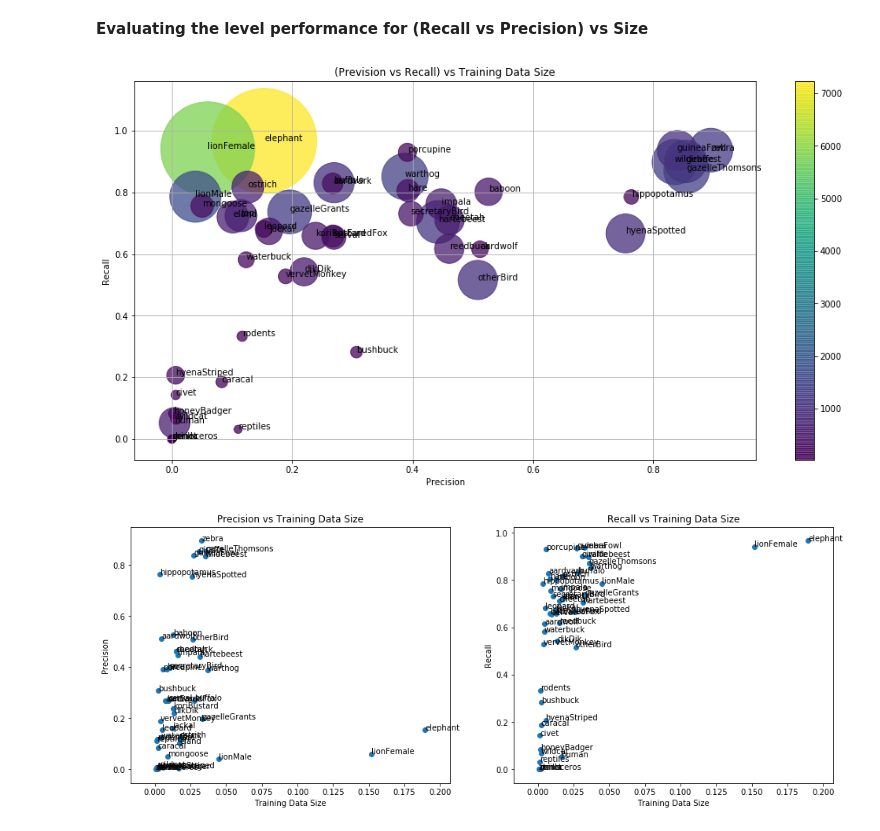
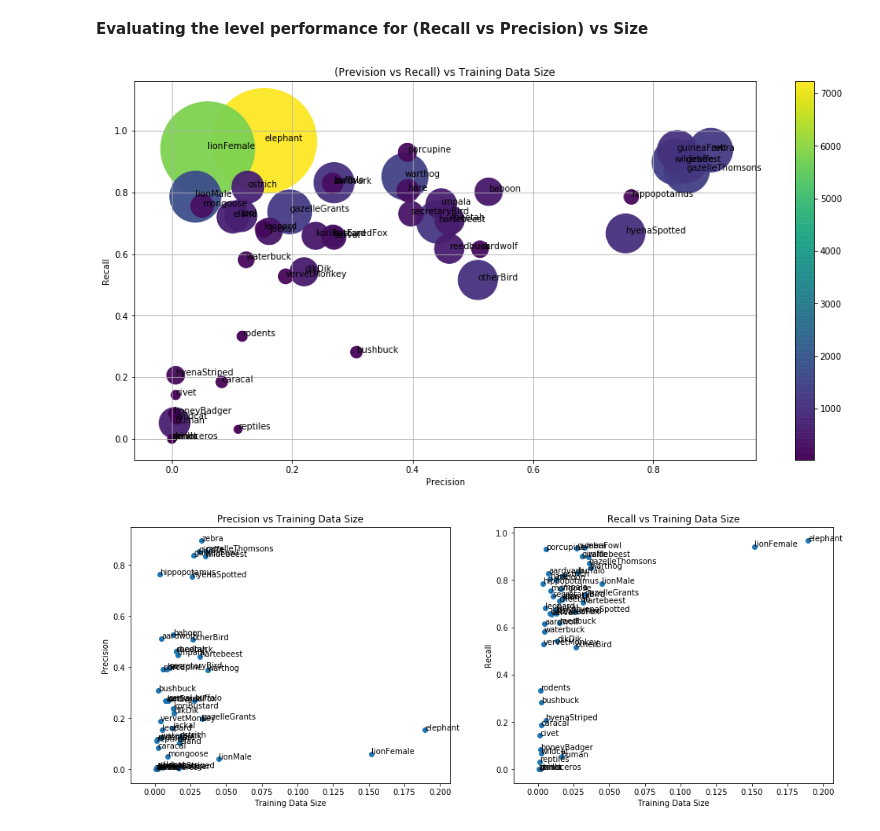
Before and after one commit to Manish-rai21bit/camera-trap-detection, a Jupyter notebook: EDA_and_ModelEvaluation/Evaluations_for_species_detection.ipynb, the cells around one changed output. Drawn from its saved outputs; the diff is of its cells as text; code cells hidden in the pictures.

```diff
--- a/EDA_and_ModelEvaluation/Evaluations_for_species_detection.ipynb
+++ b/EDA_and_ModelEvaluation/Evaluations_for_species_detection.ipynb
@@ -250,28 +250,28 @@ plt.scatter(y=df['Precision'], x=df['freq_p'])
 # %%
 import matplotlib.pyplot as plt
 
 species_performance_metric = '/home/ubuntu/data/tensorflow/my_workspace/camera-trap-detection/EDA_and_ModelEvaluation/metric_temp.csv'
 
 df_vis = pd.read_csv(species_performance_metric)
 x = df_vis['Precision']
 y = df_vis['Recall']
 
 fig, ax = plt.subplots(figsize=(16, 8))
 im = ax.scatter(x, y, c=df_vis['Training_Data_Size'],\
-            s=2*df_vis['Training_Data_Size'], alpha=0.75)
+            s=2*df_vis['Training_Data_Size'], alpha=0.95)
 
 for i, txt in enumerate(df_vis['Species']):
     ax.annotate(txt, (x[i], y[i]))
 ax.set_title('(Prevision vs Recall) vs Training Data Size')
 ax.set_xlabel('Precision')
 ax.set_ylabel('Recall')
 
 fig.colorbar(im)
 ax.grid()
 ax.plot()
 plt.show()
 # %% [output]
-[figure, old version]
+[figure, new version]
 # %%
 # Plot of training data distribution vs precision and recall
 df_vis = pd.read_csv(species_performance_metric)
```
Also changed, not shown: parts of 1 cell of this notebook.
